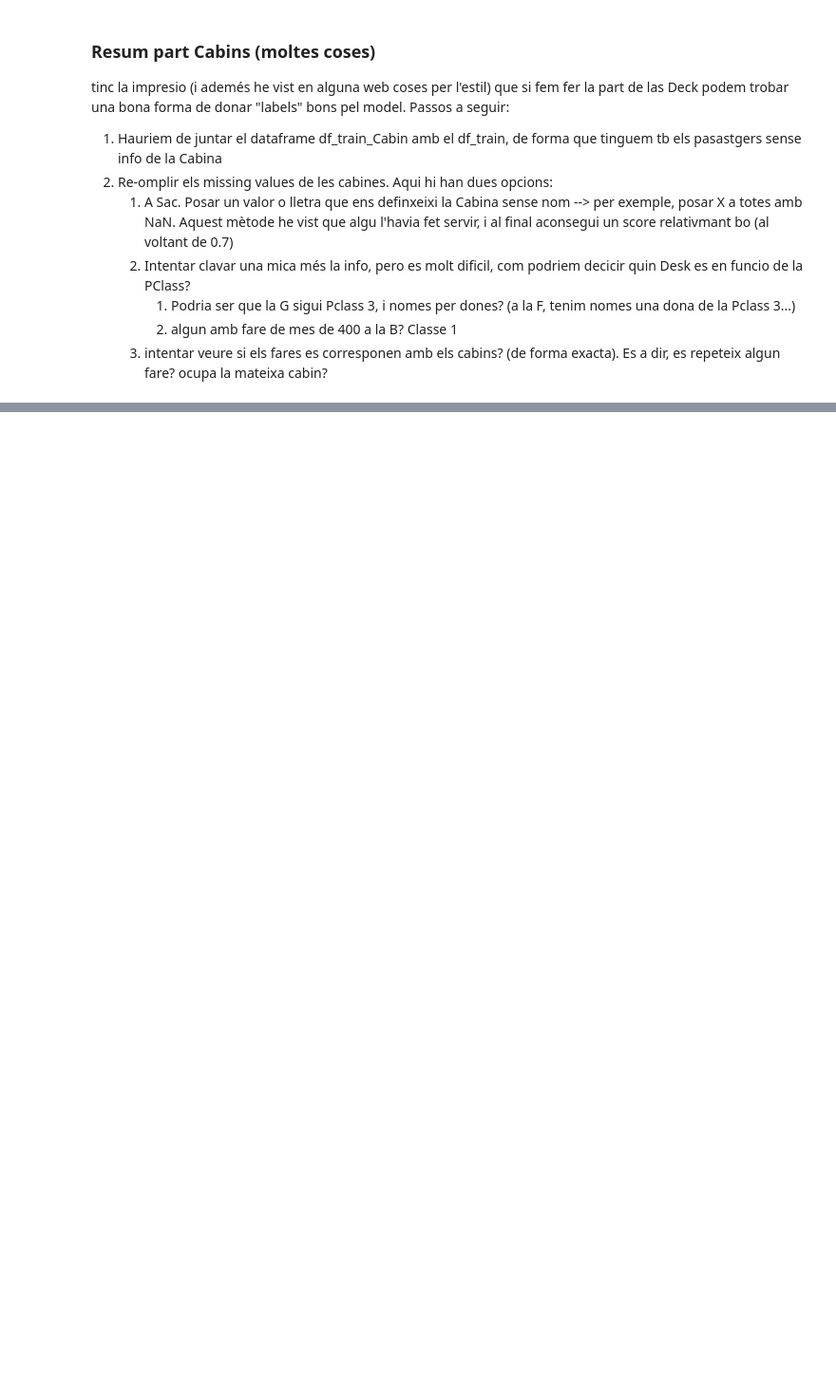
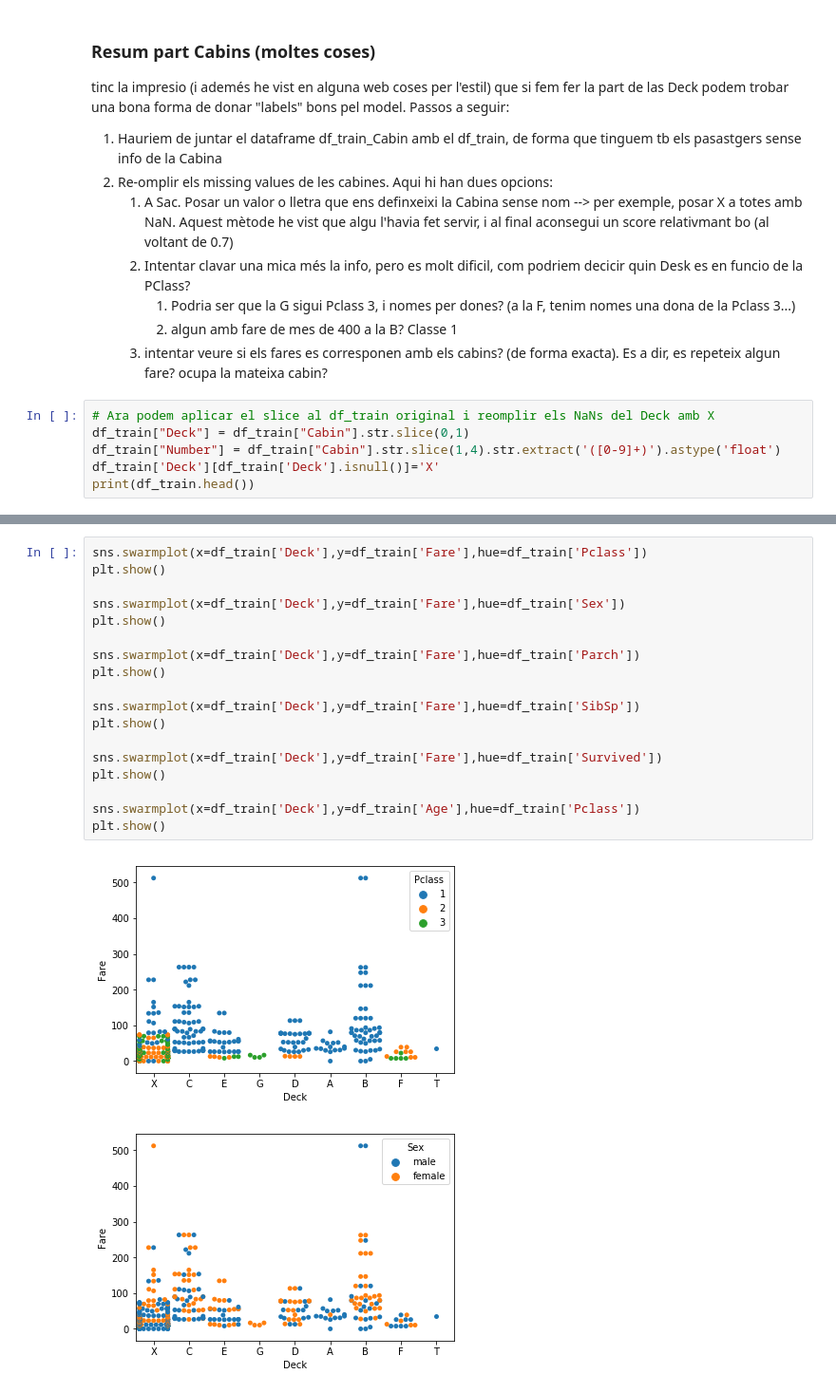
Before and after one commit to PCerralbo/Titanic_DC, a Jupyter notebook: Titanic_PC.ipynb, the cells around one changed output, grey strips where cells are left out. Shown at 95% size. Drawn from its saved outputs; the diff is of its cells as text; blank space fills up the shorter version.

```diff
--- a/Titanic_PC.ipynb
+++ b/Titanic_PC.ipynb
@@ -520,3 +530,9 @@ Passos a seguir:
         1. Podria ser que la G sigui Pclass 3, i nomes per dones? (a la F, tenim nomes una dona de la Pclass 3...)
         2. algun amb fare de mes de 400 a la B? Classe 1
     3. intentar veure si els fares es corresponen amb els cabins? (de forma exacta). Es a dir, es repeteix algun fare? ocupa la mateixa cabin?
+# %%
+# Ara podem aplicar el slice al df_train original i reomplir els NaNs del Deck amb X
+df_train["Deck"] = df_train["Cabin"].str.slice(0,1)
+df_train["Number"] = df_train["Cabin"].str.slice(1,4).str.extract('([0-9]+)').astype('float')
+df_train['Deck'][df_train['Deck'].isnull()]='X'
+print(df_train.head())
@@ -522,0 +561,21 @@ Passos a seguir:
+# %%
+sns.swarmplot(x=df_train['Deck'],y=df_train['Fare'],hue=df_train['Pclass'])
+plt.show()
+
+sns.swarmplot(x=df_train['Deck'],y=df_train['Fare'],hue=df_train['Sex'])
+plt.show()
+
+sns.swarmplot(x=df_train['Deck'],y=df_train['Fare'],hue=df_train['Parch'])
+plt.show()
+
+sns.swarmplot(x=df_train['Deck'],y=df_train['Fare'],hue=df_train['SibSp'])
+plt.show()
+
+sns.swarmplot(x=df_train['Deck'],y=df_train['Fare'],hue=df_train['Survived'])
+plt.show()
+
+sns.swarmplot(x=df_train['Deck'],y=df_train['Age'],hue=df_train['Pclass'])
+plt.show()
+# %% [output]
+[figure, added]
+[figure, added]
```
Also changed, not shown: parts of 4 cells of this notebook.
